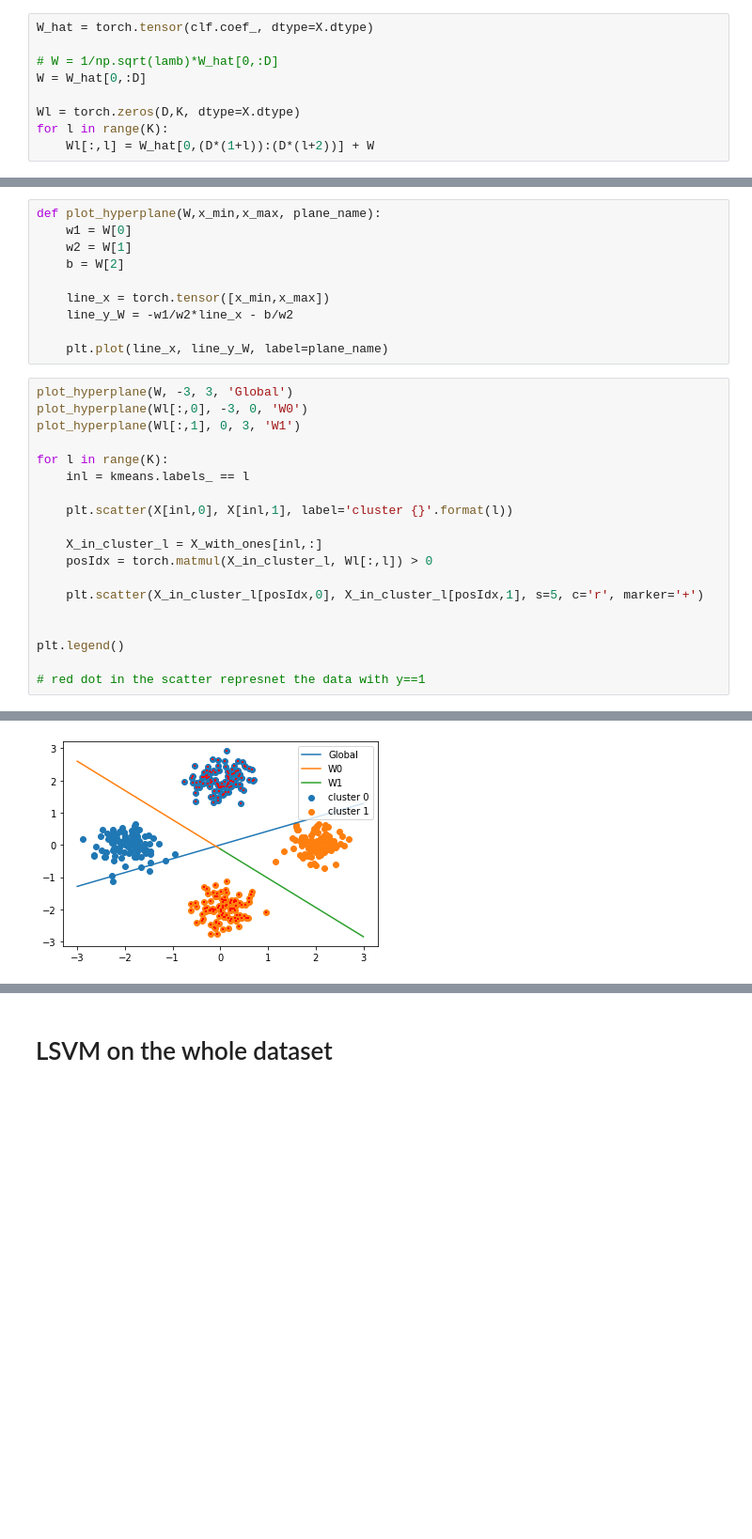
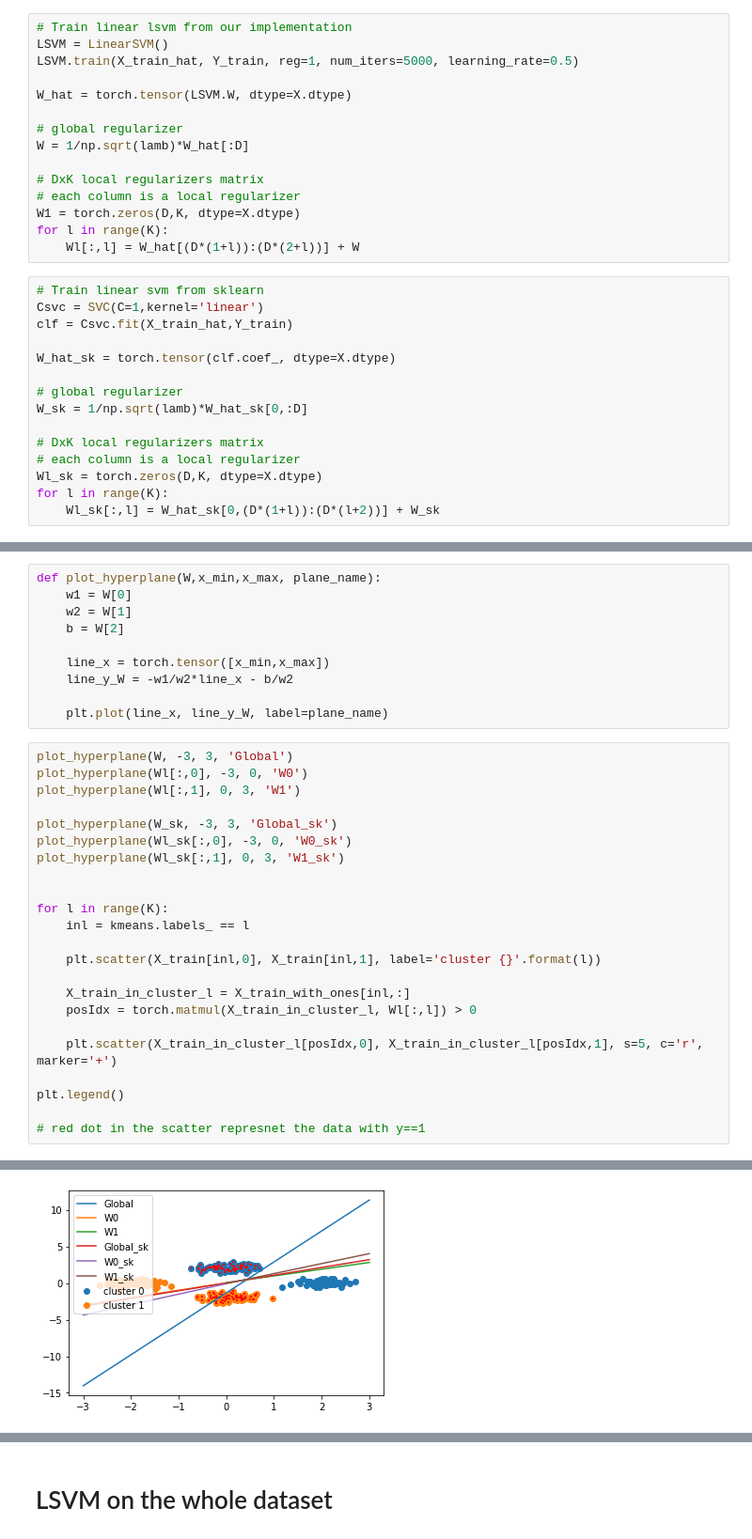
Before and after one commit to ahmedak2/SVM-Variations, a Jupyter notebook: CSVM.ipynb, the cells around one changed output, grey strips where cells are left out. Shown at 94% size. Saved outputs shown, nothing was run; the diff lists cells and outputs as text; blank space fills up the shorter version.

Commit message:
Verify CSVM with our implementation

```diff
--- a/CSVM.ipynb
+++ b/CSVM.ipynb
@@ -70,12 +78,33 @@ clf = Csvc.fit(X_hat,Y)
+# %%
+# Train linear lsvm from our implementation
+LSVM = LinearSVM()
+LSVM.train(X_train_hat, Y_train, reg=1, num_iters=5000, learning_rate=0.5)
+
+W_hat = torch.tensor(LSVM.W, dtype=X.dtype)
+
+# global regularizer
+W = 1/np.sqrt(lamb)*W_hat[:D]
+
+# DxK local regularizers matrix
+# each column is a local regularizer
+W1 = torch.zeros(D,K, dtype=X.dtype)
+for l in range(K):
+    Wl[:,l] = W_hat[(D*(1+l)):(D*(2+l))] + W
 # %%
-W_hat = torch.tensor(clf.coef_, dtype=X.dtype)
+# Train linear svm from sklearn
+Csvc = SVC(C=1,kernel='linear')
+clf = Csvc.fit(X_train_hat,Y_train)
 
-# W = 1/np.sqrt(lamb)*W_hat[0,:D]
-W = W_hat[0,:D]
+W_hat_sk = torch.tensor(clf.coef_, dtype=X.dtype)
 
-Wl = torch.zeros(D,K, dtype=X.dtype)
+# global regularizer
+W_sk = 1/np.sqrt(lamb)*W_hat_sk[0,:D]
+
+# DxK local regularizers matrix
+# each column is a local regularizer
+Wl_sk = torch.zeros(D,K, dtype=X.dtype)
 for l in range(K):
-    Wl[:,l] = W_hat[0,(D*(1+l)):(D*(l+2))] + W
+    Wl_sk[:,l] = W_hat_sk[0,(D*(1+l)):(D*(l+2))] + W_sk
 # %% [markdown]
 # Plotting
 
@@ -101,16 +130,20 @@ plot_hyperplane(W, -3, 3, 'Global')
 plot_hyperplane(Wl[:,0], -3, 0, 'W0')
 plot_hyperplane(Wl[:,1], 0, 3, 'W1')
 
+plot_hyperplane(W_sk, -3, 3, 'Global_sk')
+plot_hyperplane(Wl_sk[:,0], -3, 0, 'W0_sk')
+plot_hyperplane(Wl_sk[:,1], 0, 3, 'W1_sk')
+
+
 for l in range(K):
     inl = kmeans.labels_ == l
 
-    plt.scatter(X[inl,0], X[inl,1], label='cluster {}'.format(l))
+    plt.scatter(X_train[inl,0], X_train[inl,1], label='cluster {}'.format(l))
 
-    X_in_cluster_l = X_with_ones[inl,:]
-    posIdx = torch.matmul(X_in_cluster_l, Wl[:,l]) > 0
+    X_train_in_cluster_l = X_train_with_ones[inl,:]
+    posIdx = torch.matmul(X_train_in_cluster_l, Wl[:,l]) > 0
 
-    plt.scatter(X_in_cluster_l[posIdx,0], X_in_cluster_l[posIdx,1], s=5, c='r', marker='+')
-
+    plt.scatter(X_train_in_cluster_l[posIdx,0], X_train_in_cluster_l[posIdx,1], s=5, c='r', marker='+')
 
 plt.legend()
 
@@ -120 +155 @@ plt.legend()
-[figure, old version]
+[figure, new version]
```
Also changed, not shown: parts of 11 cells of this notebook, 3 other files.
